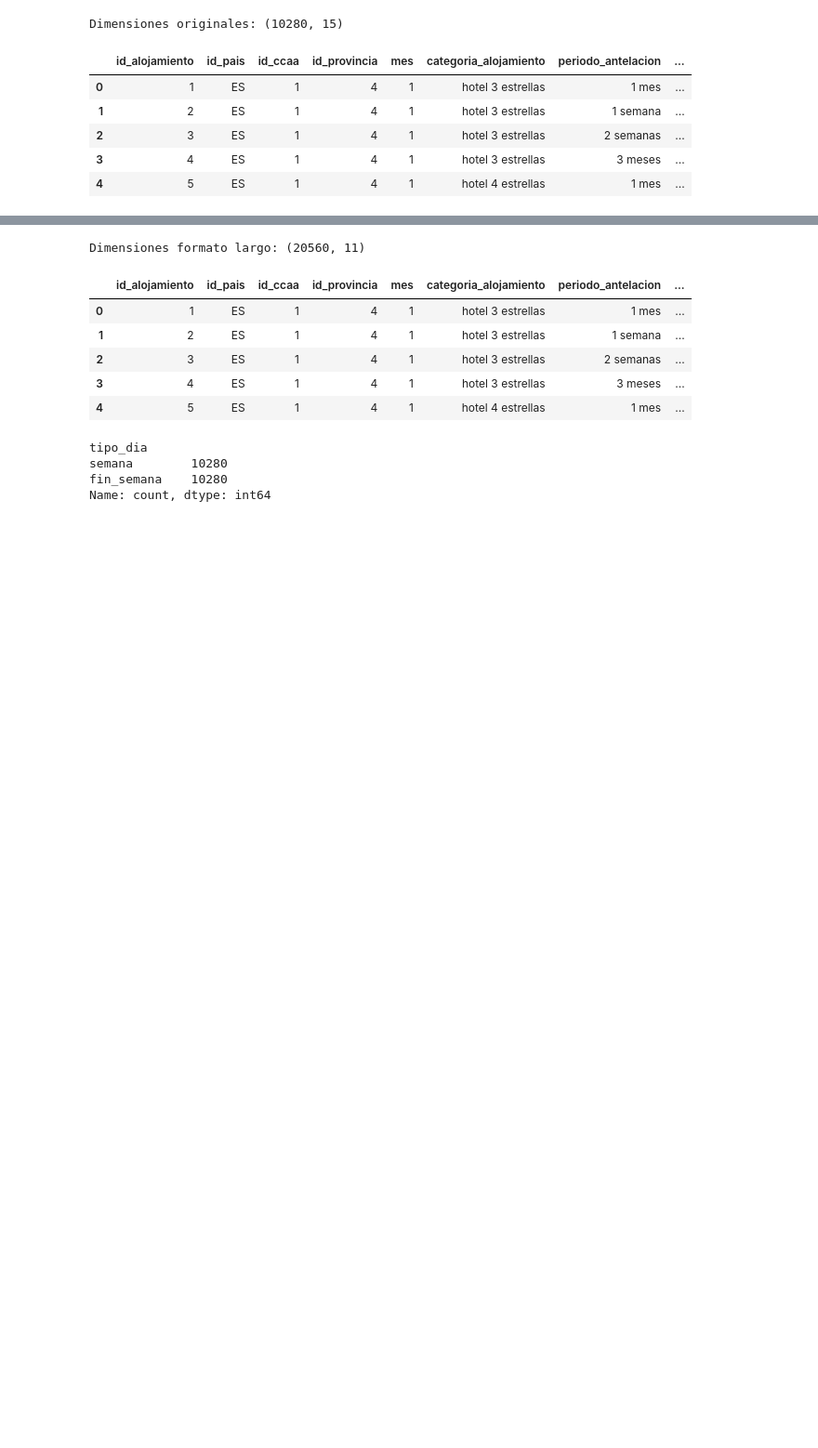
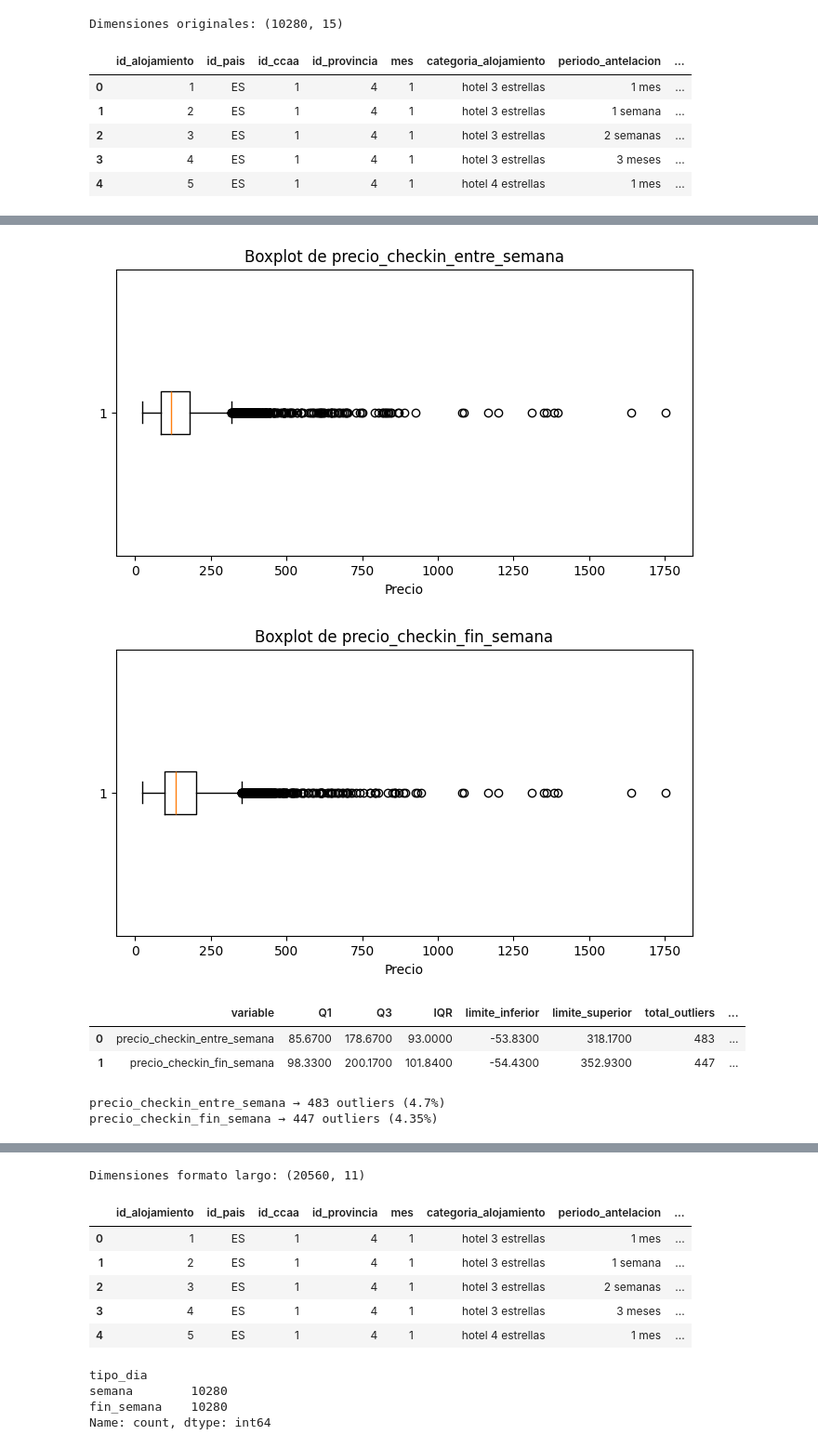
Before and after one commit to moralesvegaandrea-star/CulturaTrip.v2, a Jupyter notebook: Notebook/ML_Model/ML_Alojamiento.ipynb, the cells around one changed output, grey strips where cells are left out. Shown at 93% size. Drawn from its saved outputs; the diff is of its cells as text; code cells hidden in the pictures; blank space fills up the shorter version.

```diff
--- a/Notebook/ML_Model/ML_Alojamiento.ipynb
+++ b/Notebook/ML_Model/ML_Alojamiento.ipynb
@@ -68,0 +197,10 @@ Dimensiones originales: (10280, 15)
+# %%
+for col in columnas_precio:
+    plt.figure(figsize=(8, 4))
+    plt.boxplot(df[col].dropna(), vert=False)
+    plt.title(f"Boxplot de {col}")
+    plt.xlabel("Precio")
+    plt.show()
+# %% [output]
+[figure, added]
+[figure, added]
@@ -68,0 +241,22 @@ Dimensiones originales: (10280, 15)
+# %%
+columnas_precio = [
+    "precio_checkin_entre_semana",
+    "precio_checkin_fin_semana"
+]
+
+resumen_outliers = detectar_outliers_iqr(df, columnas_precio)
+display(resumen_outliers)
+# %% [output]
+|  | variable | Q1 | Q3 | IQR | limite_inferior | limite_superior | total_outliers | ... |
+| 0 | precio_checkin_entre_semana | 85.6700 | 178.6700 | 93.0000 | -53.8300 | 318.1700 | 483 | ... |
+| 1 | precio_checkin_fin_semana | 98.3300 | 200.1700 | 101.8400 | -54.4300 | 352.9300 | 447 | ... |
+# %%
+for _, fila in resumen_outliers.iterrows():
+    print(
+        f"{fila['variable']} → "
+        f"{fila['total_outliers']} outliers "
+        f"({fila['porcentaje_outliers (%)']}%)"
+    )
+# %% [output]
+precio_checkin_entre_semana → 483 outliers (4.7%)
+precio_checkin_fin_semana → 447 outliers (4.35%)
```
Also changed, not shown: parts of 81 cells of this notebook.
